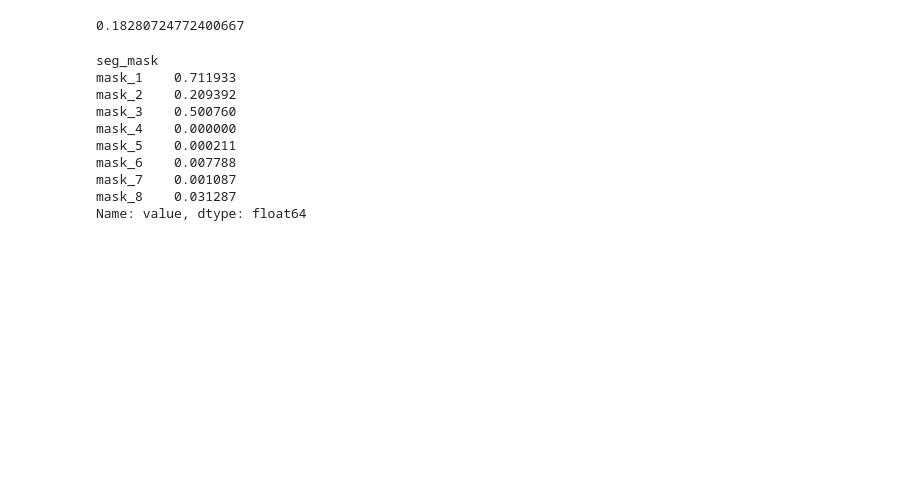
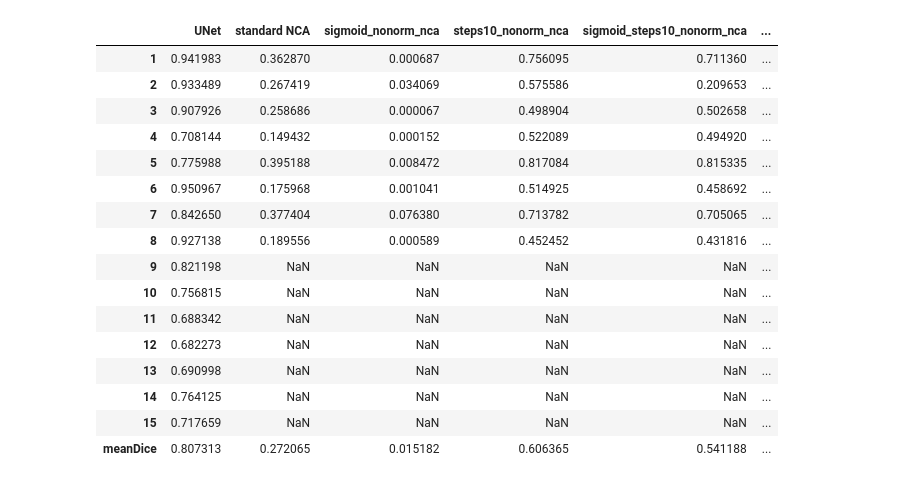
Before and after one commit to MECLabTUDA/Lifelong-nnUNet, a Jupyter notebook: results.ipynb, the cells around one changed output. Cells and saved outputs as stored; diff of their text form; code cells hidden in the pictures; blank space fills up the shorter version.

```diff
--- a/results.ipynb
+++ b/results.ipynb
@@ -3,27 +4,54 @@ import pandas as pd
 # %%
 standard_nca = "/local/scratch/clmn1/incremental-nca/amos/evaluation/nnUNet_ext/2d/Task603_AMOS12356789/Task603_AMOS12356789/nnUNetTrainerNCA__nnUNetPlansv2.1/Generic_UNet/SEQ/head_None/fold_0/Task603_AMOS12356789/val_metrics_all.csv"
-sigmoid_nca = "/local/scratch/clmn1/incremental-nca/amos/sigmoid/evaluation/nnUNet_ext/2d/Task603_AMOS12356789/Task603_AMOS12356789/nnUNetTrainerNCA__nnUNetPlansv2.1/Generic_UNet/SEQ/head_None/fold_0/Task602_AMOSct/val_metrics_all.csv"
+sigmoid_nca = "/local/scratch/clmn1/incremental-nca/amos/sigmoid/evaluation/nnUNet_ext/2d/Task603_AMOS12356789/Task603_AMOS12356789/nnUNetTrainerNCA__nnUNetPlansv2.1/Generic_UNet/SEQ/head_None/fold_0/Task603_AMOS12356789/val_metrics_all.csv"
 steps10_nonorm_nca = "/local/scratch/clmn1/incremental-nca/amos/steps10/evaluation/nnUNet_ext/2d/Task603_AMOS12356789/Task603_AMOS12356789/nnUNetTrainerNCA__nnUNetPlansv2.1/Generic_UNet/SEQ/head_None/fold_0/Task603_AMOS12356789/val_metrics_all.csv"
-sigmoid_steps10_nonorm_nca = "/local/scratch/clmn1/incremental-nca/amos/steps10_nonorm_sigmoid/evaluation/nnUNet_ext/2d/Task603_AMOS12356789/Task603_AMOS12356789/nnUNetTrainerNCA__nnUNetPlansv2.1/Generic_UNet/SEQ/head_None/fold_0/Task602_AMOSct/val_metrics_all.csv"
-#unet2d =
-
-original_res_df = pd.read_csv(sigmoid_steps10_nonorm_nca, sep="\t")
+sigmoid_steps10_nonorm_nca = "/local/scratch/clmn1/incremental-nca/amos/steps10_nonorm_sigmoid/evaluation/nnUNet_ext/2d/Task603_AMOS12356789/Task603_AMOS12356789/nnUNetTrainerNCA__nnUNetPlansv2.1/Generic_UNet/SEQ/head_None/fold_0/Task603_AMOS12356789/val_metrics_all.csv"
+fr1_sigmoid_steps10_nonorm_nca = "/local/scratch/clmn1/incremental-nca/amos/fr1_sigmoid_steps10_nonorm_nca/evaluation/nnUNet_ext/2d/Task603_AMOS12356789/Task603_AMOS12356789/nnUNetTrainerNCA__nnUNetPlansv2.1/Generic_UNet/SEQ/head_None/fold_0/Task603_AMOS12356789/val_metrics_all.csv"
+h128_sigmoid_steps10_nonorm_nca = "/local/scratch/clmn1/incremental-nca/amos/h128_sigmoid_steps10_nonorm_nca/evaluation/nnUNet_ext/2d/Task603_AMOS12356789/Task603_AMOS12356789/nnUNetTrainerNCA__nnUNetPlansv2.1/Generic_UNet/SEQ/head_None/fold_0/Task603_AMOS12356789/val_metrics_all.csv"
+large_nca = "/local/scratch/clmn1/incremental-nca/amos/largeNCA/evaluation/nnUNet_ext/2d/Task603_AMOS12356789_Task604_AMOS410/Task603_AMOS12356789_Task604_AMOS410/nnUNetTrainerLargeNCA__nnUNetPlansv2.1/Generic_UNet/SEQ/head_None/fold_0/Task602_AMOSct/val_metrics_all.csv"
+unet2d = "/local/scratch/clmn1/incremental-nca/amos/evaluation/nnUNet_ext/2d/Task602_AMOSct/Task602_AMOSct/nnUNetTrainerSequential__nnUNetPlansv2.1/Generic_UNet/SEQ/head_None/fold_0/Task602_AMOSct/val_metrics_all.csv"
 # %%
-res_df = original_res_df[original_res_df['metric'] == 'Dice']
-res_df = original_res_df[original_res_df['split'] == 'val'] # train val
+def load_results(path):
+    original_res_df = pd.read_csv(path, sep="\t")
+    res_df = original_res_df[original_res_df['metric'] == 'Dice']
+    res_df = original_res_df[original_res_df['split'] == 'val'] # train val
+    results = res_df.groupby('seg_mask')['value'].mean()
+    #results["mDice"] = results.mean()
+    results.index = [(i.replace('mask_', '')) if i.startswith('mask_') else i for i in results.index]
+    #results = results[["mDice", *sorted([col for col in results.index if col != "mDice"])]]
+    results[results == 0] = np.nan
+    return results
 # %%
-results = res_df.groupby('seg_mask')['value'].mean()
-print(results.mean())
-results
+_dict = {
+    "UNet": load_results(unet2d),
+    "standard NCA": load_results(standard_nca),
+ "sigmoid_nonorm_nca": load_results(sigmoid_nca),
+ "steps10_nonorm_nca": load_results(steps10_nonorm_nca),
+ "sigmoid_steps10_nonorm_nca": load_results(sigmoid_steps10_nonorm_nca),
+ "fr1_sigmoid_steps10_nonorm_nca": load_results(fr1_sigmoid_steps10_nonorm_nca),
+ "h128_sigmoid_steps10_nonorm_nca": load_results(h128_sigmoid_steps10_nonorm_nca),
+ "large_nca": load_results(large_nca),
+}
-# %% [output]
-0.18280724772400667
-seg_mask
-mask_1    0.711933
-mask_2    0.209392
-mask_3    0.500760
-mask_4    0.000000
-mask_5    0.000211
-mask_6    0.007788
-mask_7    0.001087
-mask_8    0.031287
-Name: value, dtype: float64
+# %%
+df = pd.DataFrame(_dict)
+df_sorted = df.sort_index(key=lambda x: x.astype(int))
+df_sorted.loc['meanDice'] = df_sorted.mean()
+df_sorted
+# %% [output]
+|  | UNet | standard NCA | sigmoid_nonorm_nca | steps10_nonorm_nca | sigmoid_steps10_nonorm_nca | ... |
+| 1 | 0.941983 | 0.362870 | 0.000687 | 0.756095 | 0.711360 | ... |
+| 2 | 0.933489 | 0.267419 | 0.034069 | 0.575586 | 0.209653 | ... |
+| 3 | 0.907926 | 0.258686 | 0.000067 | 0.498904 | 0.502658 | ... |
+| 4 | 0.708144 | 0.149432 | 0.000152 | 0.522089 | 0.494920 | ... |
+| 5 | 0.775988 | 0.395188 | 0.008472 | 0.817084 | 0.815335 | ... |
+| 6 | 0.950967 | 0.175968 | 0.001041 | 0.514925 | 0.458692 | ... |
+| 7 | 0.842650 | 0.377404 | 0.076380 | 0.713782 | 0.705065 | ... |
+| 8 | 0.927138 | 0.189556 | 0.000589 | 0.452452 | 0.431816 | ... |
+| 9 | 0.821198 | NaN | NaN | NaN | NaN | ... |
+| 10 | 0.756815 | NaN | NaN | NaN | NaN | ... |
+| 11 | 0.688342 | NaN | NaN | NaN | NaN | ... |
+| 12 | 0.682273 | NaN | NaN | NaN | NaN | ... |
+| 13 | 0.690998 | NaN | NaN | NaN | NaN | ... |
+| 14 | 0.764125 | NaN | NaN | NaN | NaN | ... |
+| 15 | 0.717659 | NaN | NaN | NaN | NaN | ... |
+| meanDice | 0.807313 | 0.272065 | 0.015182 | 0.606365 | 0.541188 | ... |
```
Also changed, not shown: parts of 1 cell of this notebook, 15 other files.
